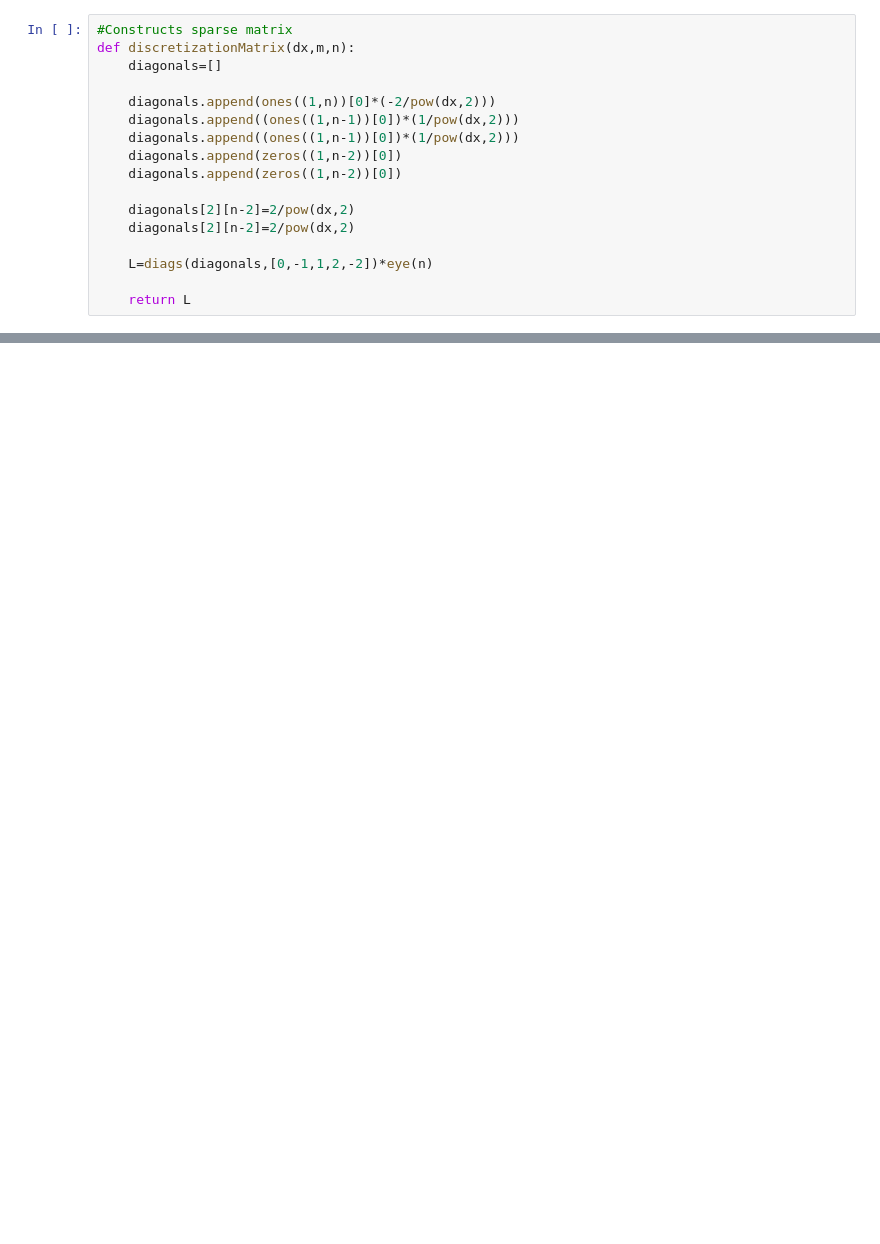
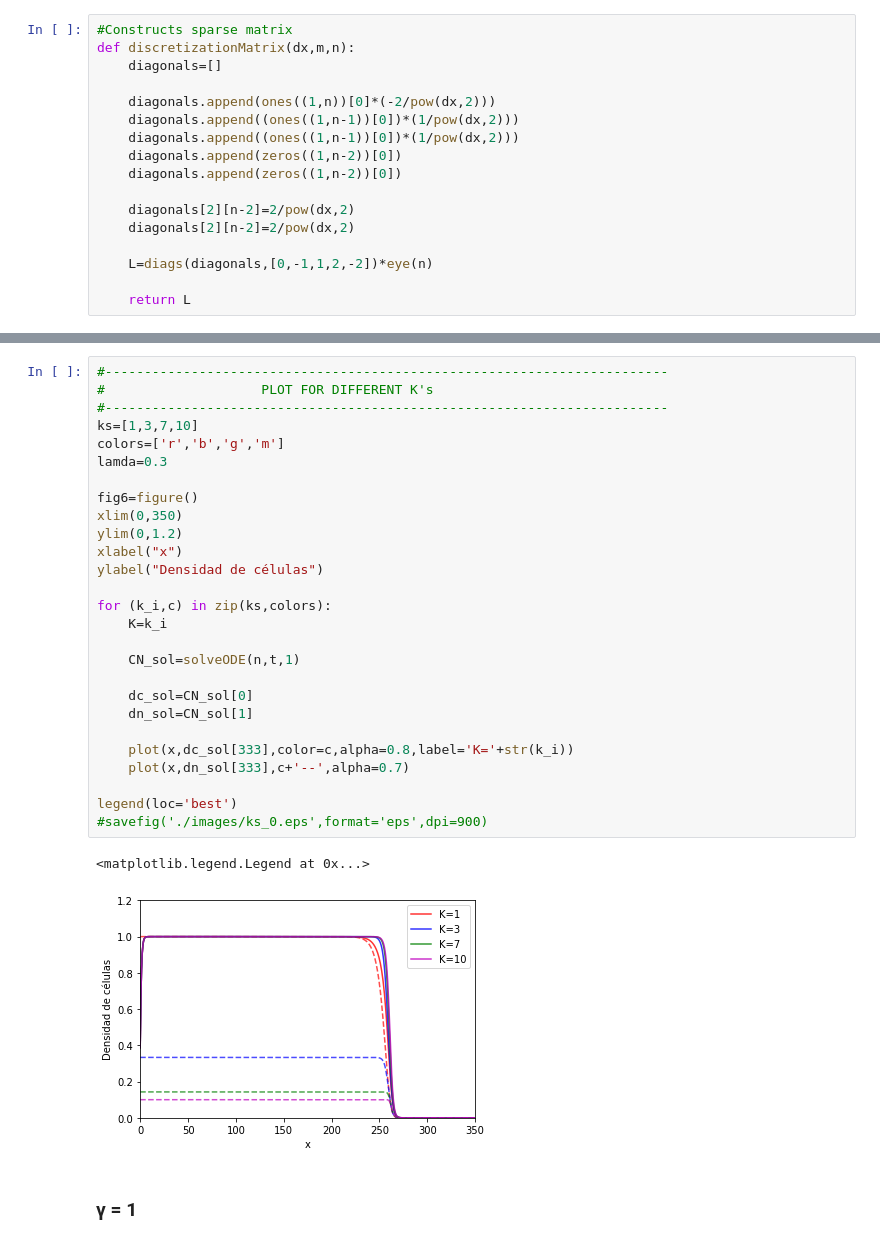
Before and after one commit to andreamarin/TravellingWaveModel, a Jupyter notebook: OndaViajera.ipynb, the cells around one changed output, grey strips where cells are left out. Drawn from its saved outputs; the diff is of its cells as text; blank space fills up the shorter version.

```diff
--- a/OndaViajera.ipynb
+++ b/OndaViajera.ipynb
@@ -140,0 +170,32 @@ def field(CN,t):
+# %%
+#------------------------------------------------------------------------
+#                    PLOT FOR DIFFERENT K's
+#------------------------------------------------------------------------
+ks=[1,3,7,10]
+colors=['r','b','g','m']
+lamda=0.3
+
+fig6=figure()
+xlim(0,350)
+ylim(0,1.2)
+xlabel("x")
+ylabel("Densidad de células")
+
+for (k_i,c) in zip(ks,colors):
+    K=k_i
+
+    CN_sol=solveODE(n,t,1)
+
+    dc_sol=CN_sol[0]
+    dn_sol=CN_sol[1]
+
+    plot(x,dc_sol[333],color=c,alpha=0.8,label='K='+str(k_i))
+    plot(x,dn_sol[333],c+'--',alpha=0.7)
+
+legend(loc='best')
+#savefig('./images/ks_0.eps',format='eps',dpi=900)
+# %% [output]
+<matplotlib.legend.Legend at 0x...>
+[figure, added]
+# %% [markdown]
+### γ = 1
```
Also changed, not shown: parts of 32 cells of this notebook, 8 other files.
